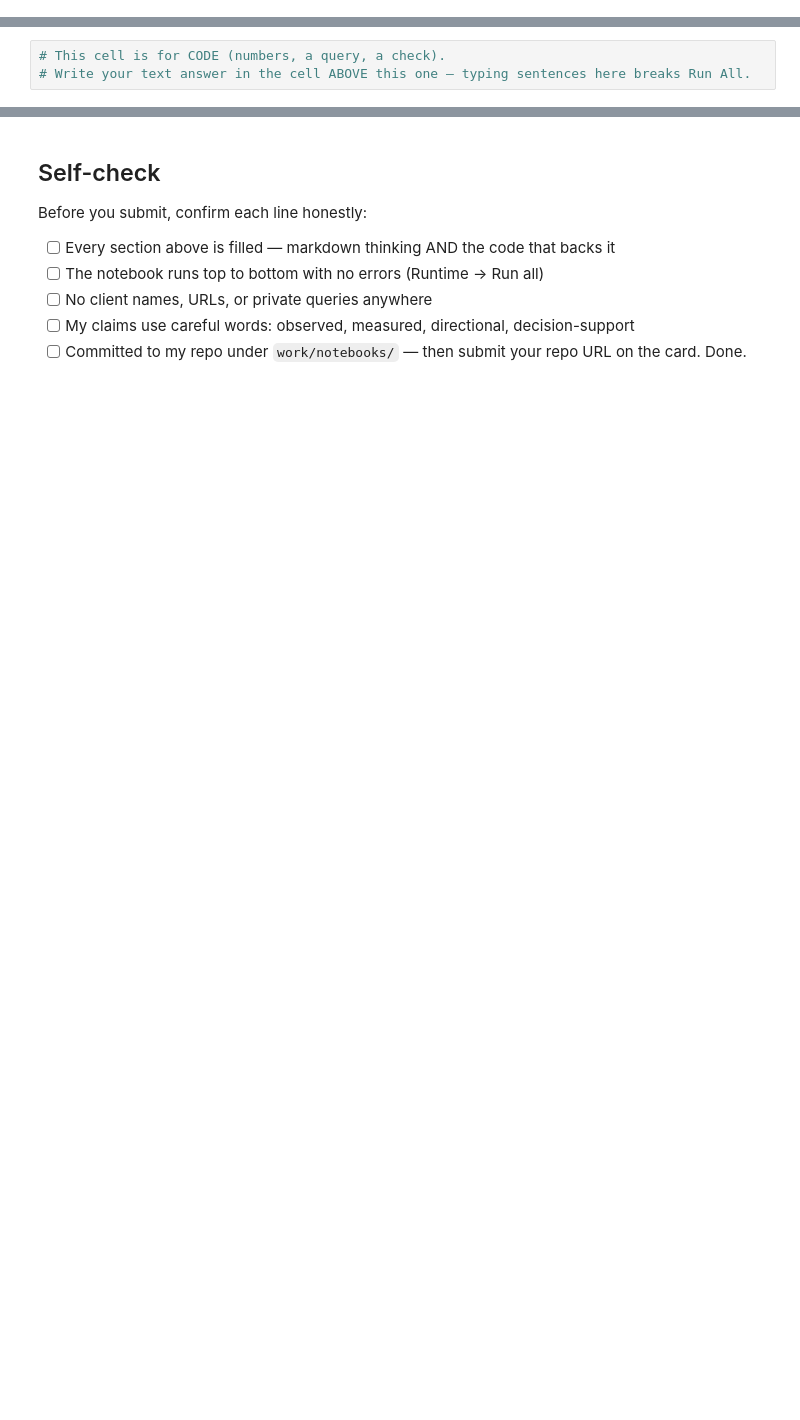
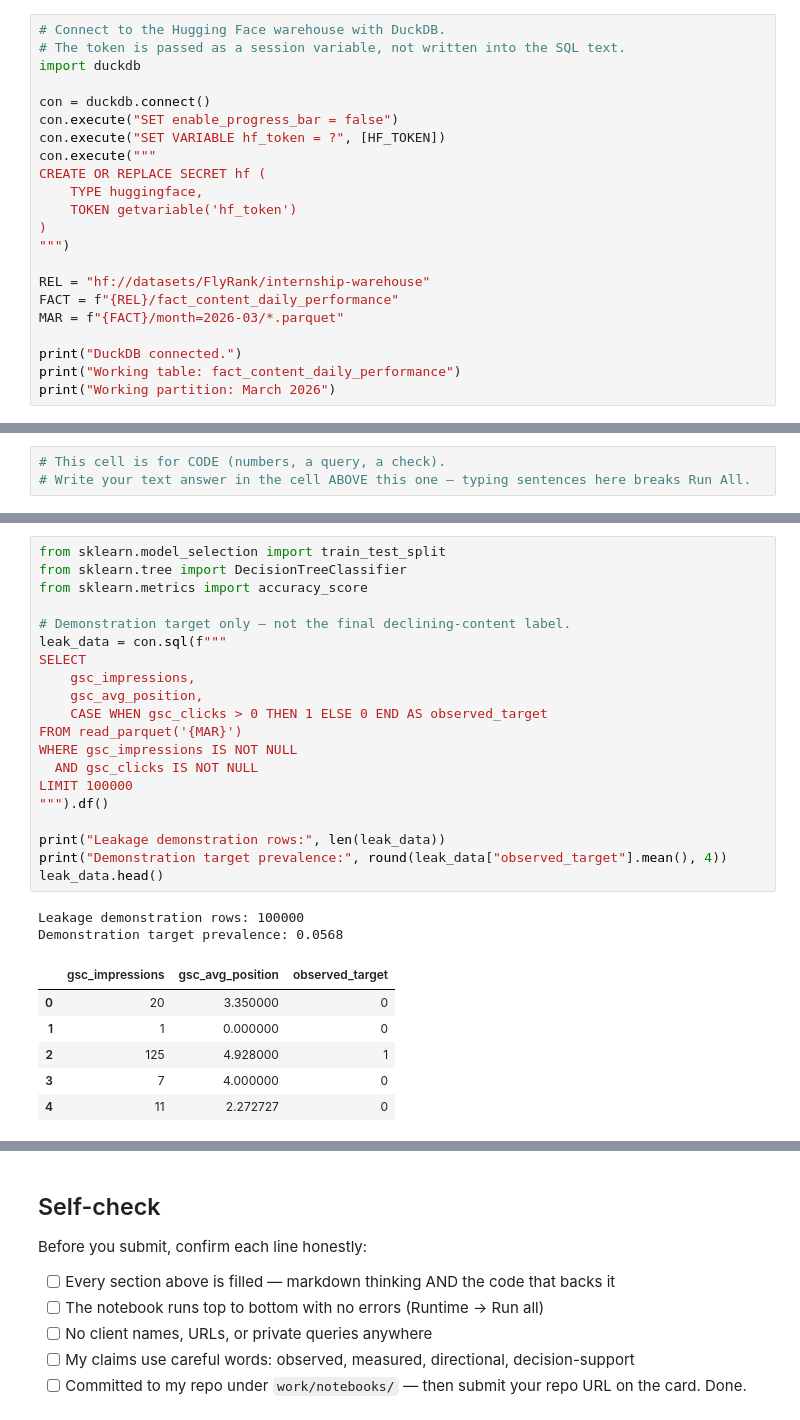
Before and after one commit to Kifayat-Sayed/flyrank-ml-internship1, a Jupyter notebook: work/notebooks/w03_data_contract.ipynb, the cells around one changed output, grey strips where cells are left out. Saved outputs shown, nothing was run; the diff lists cells and outputs as text; blank space fills up the shorter version.

```diff
--- a/work/notebooks/w03_data_contract.ipynb
+++ b/work/notebooks/w03_data_contract.ipynb
@@ -12,0 +35,22 @@ This skeleton is yours to fill. Work the sections **in order** — each one has
+# %%
+# Connect to the Hugging Face warehouse with DuckDB.
+# The token is passed as a session variable, not written into the SQL text.
+import duckdb
+
+con = duckdb.connect()
+con.execute("SET enable_progress_bar = false")
+con.execute("SET VARIABLE hf_token = ?", [HF_TOKEN])
+con.execute("""
+CREATE OR REPLACE SECRET hf (
+    TYPE huggingface,
+    TOKEN getvariable('hf_token')
+)
+""")
+
+REL = "hf://datasets/FlyRank/internship-warehouse"
+FACT = f"{REL}/fact_content_daily_performance"
+MAR = f"{FACT}/month=2026-03/*.parquet"
+
+print("DuckDB connected.")
+print("Working table: fact_content_daily_performance")
+print("Working partition: March 2026")
@@ -36,0 +225,29 @@ This skeleton is yours to fill. Work the sections **in order** — each one has
+# %%
+from sklearn.model_selection import train_test_split
+from sklearn.tree import DecisionTreeClassifier
+from sklearn.metrics import accuracy_score
+
+# Demonstration target only — not the final declining-content label.
+leak_data = con.sql(f"""
+SELECT
+    gsc_impressions,
+    gsc_avg_position,
+    CASE WHEN gsc_clicks > 0 THEN 1 ELSE 0 END AS observed_target
+FROM read_parquet('{MAR}')
+WHERE gsc_impressions IS NOT NULL
+  AND gsc_clicks IS NOT NULL
+LIMIT 100000
+""").df()
+
+print("Leakage demonstration rows:", len(leak_data))
+print("Demonstration target prevalence:", round(leak_data["observed_target"].mean(), 4))
+leak_data.head()
+# %% [output]
+Leakage demonstration rows: 100000
+Demonstration target prevalence: 0.0568
+|  | gsc_impressions | gsc_avg_position | observed_target |
+| 0 | 20 | 3.350000 | 0 |
+| 1 | 1 | 0.000000 | 0 |
+| 2 | 125 | 4.928000 | 1 |
+| 3 | 7 | 4.000000 | 0 |
+| 4 | 11 | 2.272727 | 0 |
```
Also changed, not shown: parts of 22 cells of this notebook.
